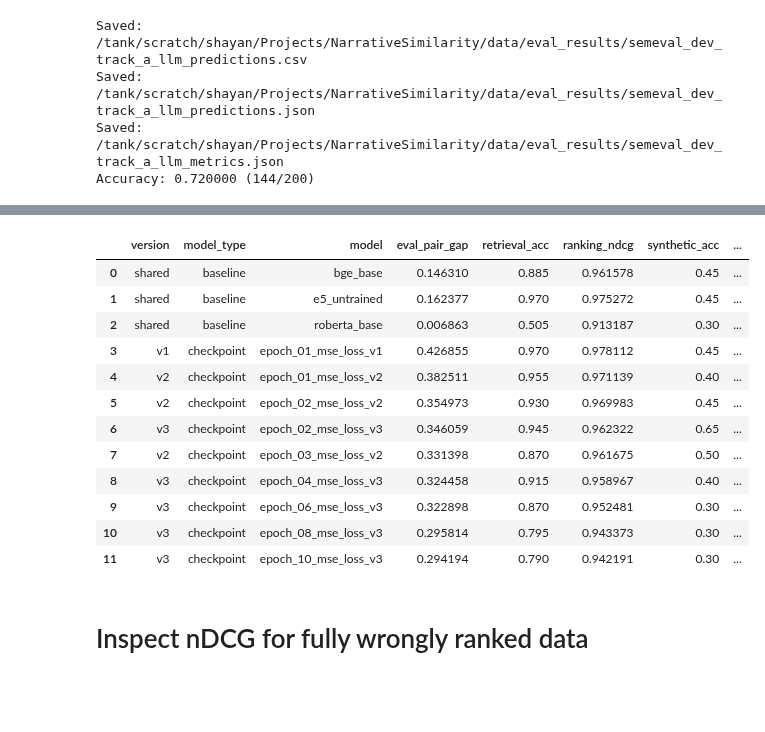
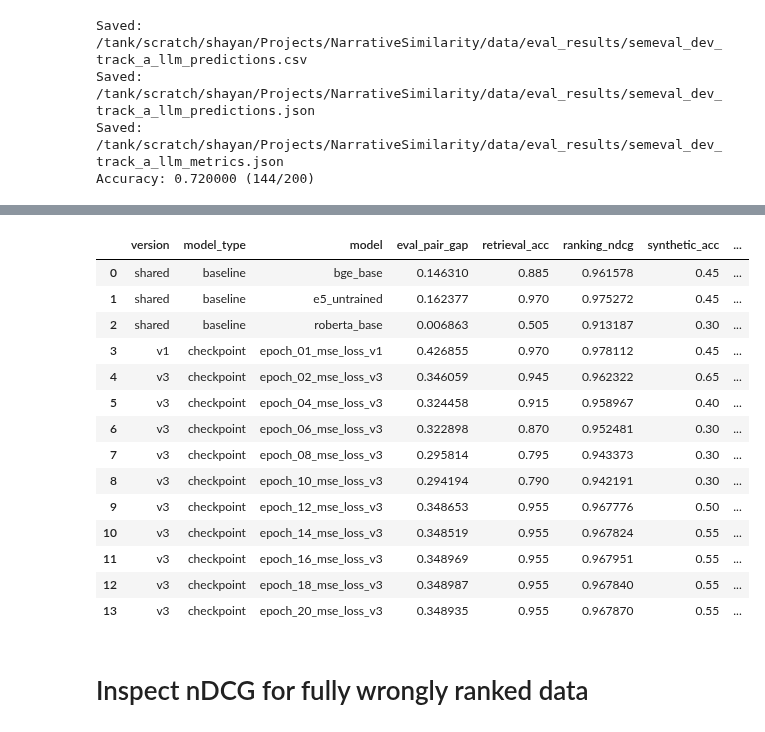
Before and after one commit to shaayaansh/NarrativeSimilarity, a Jupyter notebook: src/eval_embeddings.ipynb, the cells around one changed output, grey strips where cells are left out. Saved outputs shown, nothing was run; the diff lists cells and outputs as text; code cells hidden in the pictures; blank space fills up the shorter version.

```diff
--- a/src/eval_embeddings.ipynb
+++ b/src/eval_embeddings.ipynb
@@ -1990,7 +1990,7 @@ if not (PROJECT_ROOT / 'data').exists() and (PROJECT_ROOT.parent / 'data').exist
 
 RESULT_FILES = {
     "v1": PROJECT_ROOT / "data" / "eval_results" / "cli_eval_results.json",
-    "v2": PROJECT_ROOT / "data" / "eval_results" / "cli_eval_results_v2.json",
+    # "v2": PROJECT_ROOT / "data" / "eval_results" / "cli_eval_results_v2.json",
     "v3": PROJECT_ROOT / "data" / "eval_results" / "cli_eval_results_bge.json",
 }
 
@@ -2074,41 +2074,43 @@ for version, path in RESULT_FILES.items():
                 llm_model_name=llm_name,
             )
         )
 
 combined_compare_df = pd.DataFrame(rows)
 
 preferred_cols = [
     "version", "model_type", "model",
     "eval_pair_gap", "eval_pair_acc",
     "retrieval_acc",
     "ranking_ndcg",
     "synthetic_acc",
     "semeval_2026_acc",
     "semeval_2022_spearman", "semeval_2022_pearson",
     "llm_model",
 ]
 cols = [c for c in preferred_cols if c in combined_compare_df.columns]
 combined_compare_df = (
     combined_compare_df[cols]
     .sort_values(["model_type", "model"])
     .reset_index(drop=True)
 )
 
 display(combined_compare_df)
 # %% [output]
 |  | version | model_type | model | eval_pair_gap | retrieval_acc | ranking_ndcg | synthetic_acc | ... |
 | 0 | shared | baseline | bge_base | 0.146310 | 0.885 | 0.961578 | 0.45 | ... |
 | 1 | shared | baseline | e5_untrained | 0.162377 | 0.970 | 0.975272 | 0.45 | ... |
 | 2 | shared | baseline | roberta_base | 0.006863 | 0.505 | 0.913187 | 0.30 | ... |
 | 3 | v1 | checkpoint | epoch_01_mse_loss_v1 | 0.426855 | 0.970 | 0.978112 | 0.45 | ... |
-| 4 | v2 | checkpoint | epoch_01_mse_loss_v2 | 0.382511 | 0.955 | 0.971139 | 0.40 | ... |
-| 5 | v2 | checkpoint | epoch_02_mse_loss_v2 | 0.354973 | 0.930 | 0.969983 | 0.45 | ... |
-| 6 | v3 | checkpoint | epoch_02_mse_loss_v3 | 0.346059 | 0.945 | 0.962322 | 0.65 | ... |
-| 7 | v2 | checkpoint | epoch_03_mse_loss_v2 | 0.331398 | 0.870 | 0.961675 | 0.50 | ... |
-| 8 | v3 | checkpoint | epoch_04_mse_loss_v3 | 0.324458 | 0.915 | 0.958967 | 0.40 | ... |
-| 9 | v3 | checkpoint | epoch_06_mse_loss_v3 | 0.322898 | 0.870 | 0.952481 | 0.30 | ... |
-| 10 | v3 | checkpoint | epoch_08_mse_loss_v3 | 0.295814 | 0.795 | 0.943373 | 0.30 | ... |
-| 11 | v3 | checkpoint | epoch_10_mse_loss_v3 | 0.294194 | 0.790 | 0.942191 | 0.30 | ... |
+| 4 | v3 | checkpoint | epoch_02_mse_loss_v3 | 0.346059 | 0.945 | 0.962322 | 0.65 | ... |
+| 5 | v3 | checkpoint | epoch_04_mse_loss_v3 | 0.324458 | 0.915 | 0.958967 | 0.40 | ... |
+| 6 | v3 | checkpoint | epoch_06_mse_loss_v3 | 0.322898 | 0.870 | 0.952481 | 0.30 | ... |
+| 7 | v3 | checkpoint | epoch_08_mse_loss_v3 | 0.295814 | 0.795 | 0.943373 | 0.30 | ... |
+| 8 | v3 | checkpoint | epoch_10_mse_loss_v3 | 0.294194 | 0.790 | 0.942191 | 0.30 | ... |
+| 9 | v3 | checkpoint | epoch_12_mse_loss_v3 | 0.348653 | 0.955 | 0.967776 | 0.50 | ... |
+| 10 | v3 | checkpoint | epoch_14_mse_loss_v3 | 0.348519 | 0.955 | 0.967824 | 0.55 | ... |
+| 11 | v3 | checkpoint | epoch_16_mse_loss_v3 | 0.348969 | 0.955 | 0.967951 | 0.55 | ... |
+| 12 | v3 | checkpoint | epoch_18_mse_loss_v3 | 0.348987 | 0.955 | 0.967840 | 0.55 | ... |
+| 13 | v3 | checkpoint | epoch_20_mse_loss_v3 | 0.348935 | 0.955 | 0.967870 | 0.55 | ... |
 # %% [markdown]
 # Inspect nDCG for fully wrongly ranked data
 # %%
```
Also changed, not shown: 2 other files.
